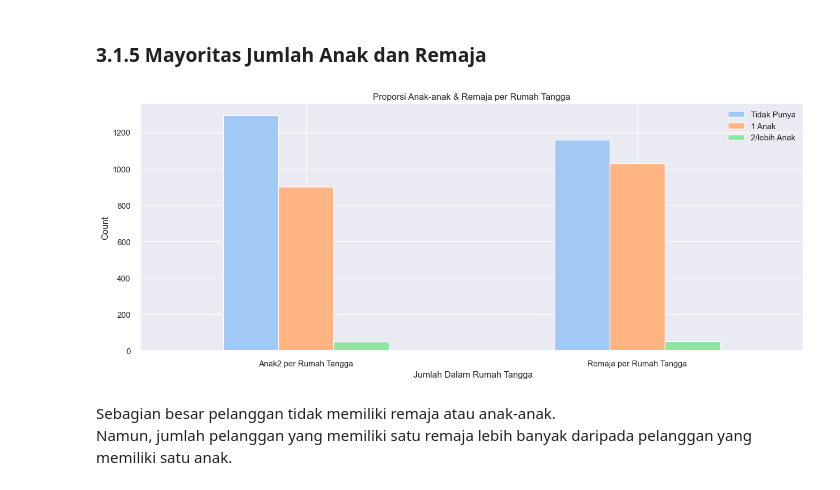
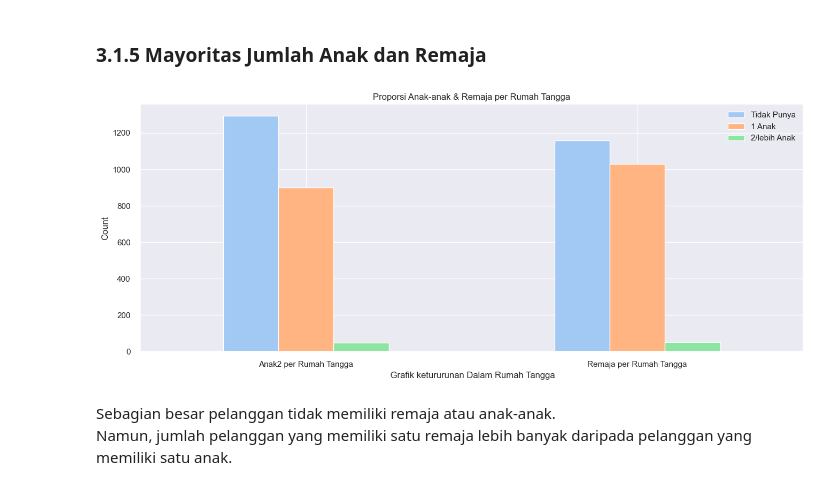
Before and after one commit to Nurdiansyah0/Capstone2, a Jupyter notebook: Jupyter/Supermarket Costumers.ipynb, the cells around one changed output. Saved outputs shown, nothing was run; the diff lists cells and outputs as text; code cells hidden in the pictures.

```diff
--- a/Jupyter/Supermarket Costumers.ipynb
+++ b/Jupyter/Supermarket Costumers.ipynb
@@ -371,19 +366,19 @@ Distribusi pendapatan bersifat bimodal dengan pendapatan tahunan yang paling umu
 # %%
 # Menghitung jumlah anak-anak dan remaja di rumah tangga
 kid = df.Kidhome.value_counts()
 teen = df.Teenhome.value_counts()
 
 # Membuat DataFrame untuk counts
 counts = pd.DataFrame({
     'Anak2 per Rumah Tangga': [kid[0], kid[1], kid[2]],  # Jumlah untuk kategori Kids Home
     'Remaja per Rumah Tangga': [teen[0], teen[1], teen[2]]  # Jumlah untuk kategori Teens Home
 }, index=['Tidak Punya', '1 Anak', '2/lebih Anak']).T
 
 # Membuat grafik batang
 counts.plot(kind="bar", rot=0)
-set_labels(x=" Jumlah Dalam Rumah Tangga", y="Count", title="Proporsi Anak-anak & Remaja per Rumah Tangga")
+set_labels(x=" Grafik ketururunan Dalam Rumah Tangga", y="Count", title="Proporsi Anak-anak & Remaja per Rumah Tangga")
 # %% [output]
-[figure, old version]
+[figure, new version]
 # %% [markdown]
 Sebagian besar pelanggan tidak memiliki remaja atau anak-anak. <br>Namun, jumlah pelanggan yang memiliki satu remaja lebih banyak daripada pelanggan yang memiliki satu anak.
 # %% [markdown]
```
Also changed, not shown: parts of 8 cells of this notebook, 1 other file.
